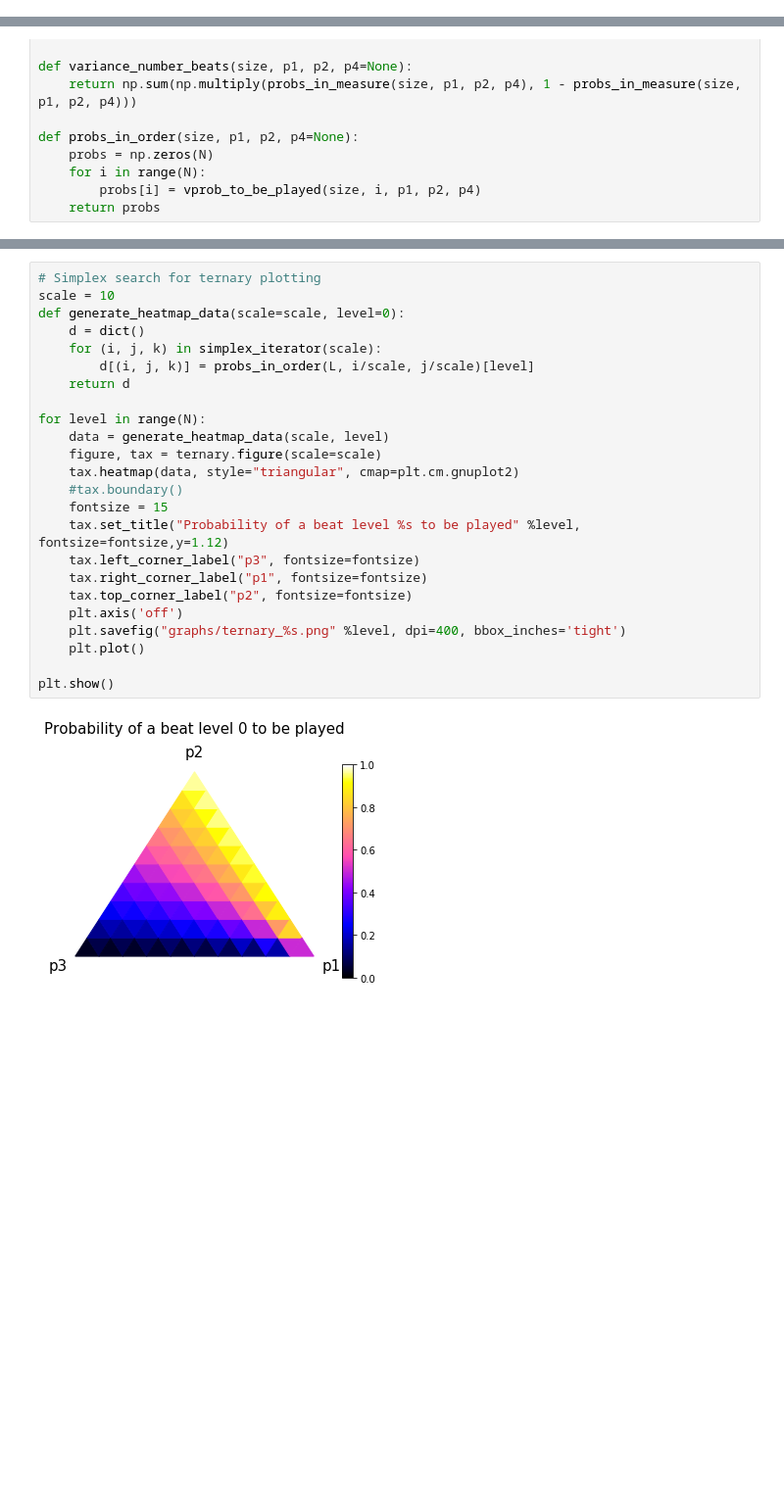
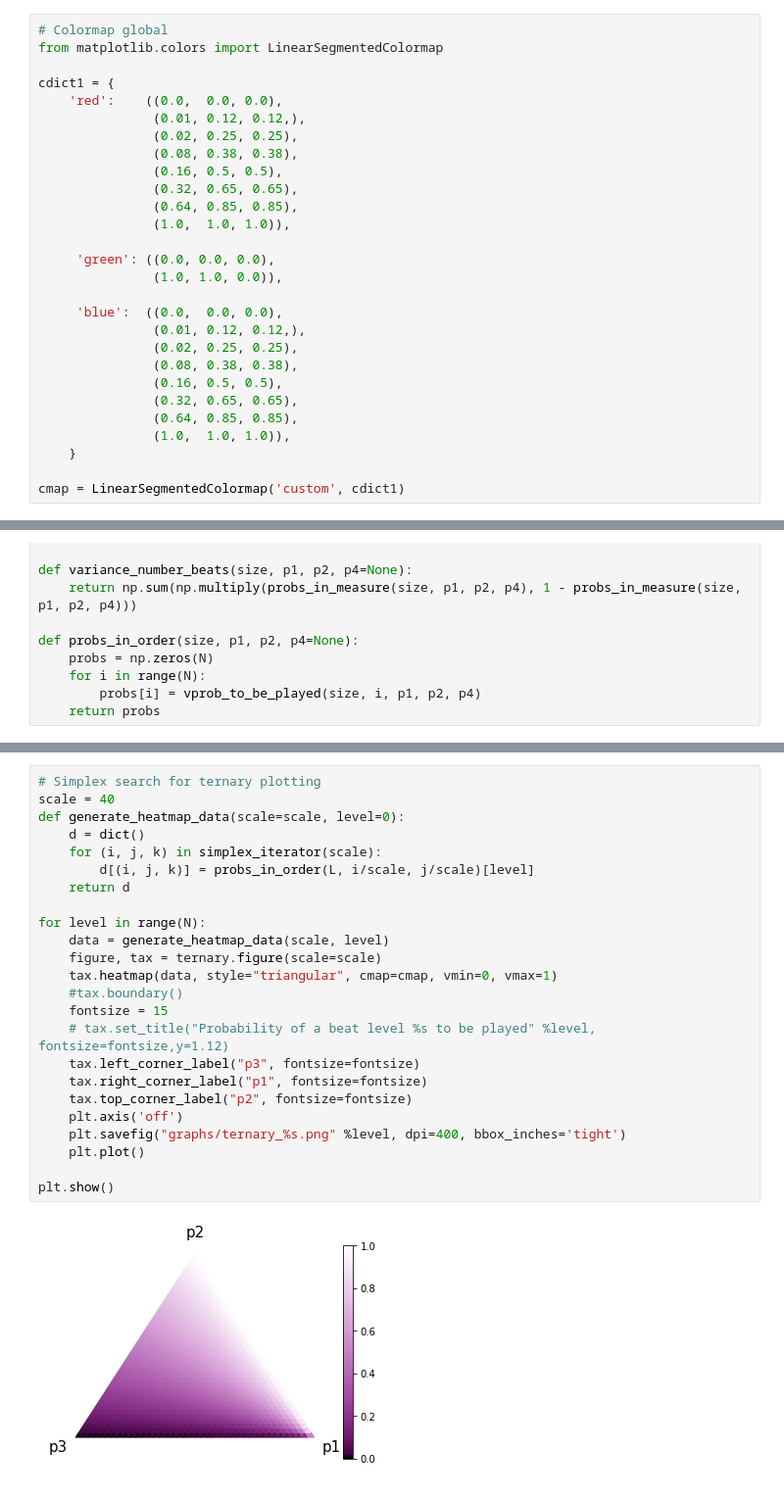
Before and after one commit to lucieperrotta/DCML, a Jupyter notebook: Grammar.ipynb, the cells around one changed output, grey strips where cells are left out. Shown at 98% size. Drawn from its saved outputs; the diff is of its cells as text; blank space fills up the shorter version.

```diff
--- a/Grammar.ipynb
+++ b/Grammar.ipynb
@@ -36,3 +33,31 @@ Hello from the pygame community. https://www.pygame.org/contribute.html
+# %%
+# Colormap global
+from matplotlib.colors import LinearSegmentedColormap
+
+cdict1 = {
+    'red':    ((0.0,  0.0, 0.0),
+               (0.01, 0.12, 0.12,),
+               (0.02, 0.25, 0.25),
+               (0.08, 0.38, 0.38),
+               (0.16, 0.5, 0.5),
+               (0.32, 0.65, 0.65),
+               (0.64, 0.85, 0.85),
+               (1.0,  1.0, 1.0)),
+
+     'green': ((0.0, 0.0, 0.0),
+               (1.0, 1.0, 0.0)),
+
+     'blue':  ((0.0,  0.0, 0.0),
+               (0.01, 0.12, 0.12,),
+               (0.02, 0.25, 0.25),
+               (0.08, 0.38, 0.38),
+               (0.16, 0.5, 0.5),
+               (0.32, 0.65, 0.65),
+               (0.64, 0.85, 0.85),
+               (1.0,  1.0, 1.0)),
+    }
+
+cmap = LinearSegmentedColormap('custom', cdict1)
 # %%
 # CONSTANTS
 L = 16 # length of measure
@@ -566,26 +565,26 @@ Minimum at 0.0009863425445424522
 # %%
 # Simplex search for ternary plotting
-scale = 10
+scale = 40
 def generate_heatmap_data(scale=scale, level=0):
     d = dict()
     for (i, j, k) in simplex_iterator(scale):
         d[(i, j, k)] = probs_in_order(L, i/scale, j/scale)[level]
     return d
 
 for level in range(N):
     data = generate_heatmap_data(scale, level)
     figure, tax = ternary.figure(scale=scale)
-    tax.heatmap(data, style="triangular", cmap=plt.cm.gnuplot2)
+    tax.heatmap(data, style="triangular", cmap=cmap, vmin=0, vmax=1)
     #tax.boundary()
     fontsize = 15
-    tax.set_title("Probability of a beat level %s to be played" %level, fontsize=fontsize,y=1.12)
+    # tax.set_title("Probability of a beat level %s to be played" %level, fontsize=fontsize,y=1.12)
     tax.left_corner_label("p3", fontsize=fontsize)
     tax.right_corner_label("p1", fontsize=fontsize)
     tax.top_corner_label("p2", fontsize=fontsize)
     plt.axis('off')
     plt.savefig("graphs/ternary_%s.png" %level, dpi=400, bbox_inches='tight')
     plt.plot()
 
 plt.show()
 # %% [output]
-[figure, old version]
+[figure, new version]
```
Also changed, not shown: parts of 15 cells of this notebook, 8 other files.
